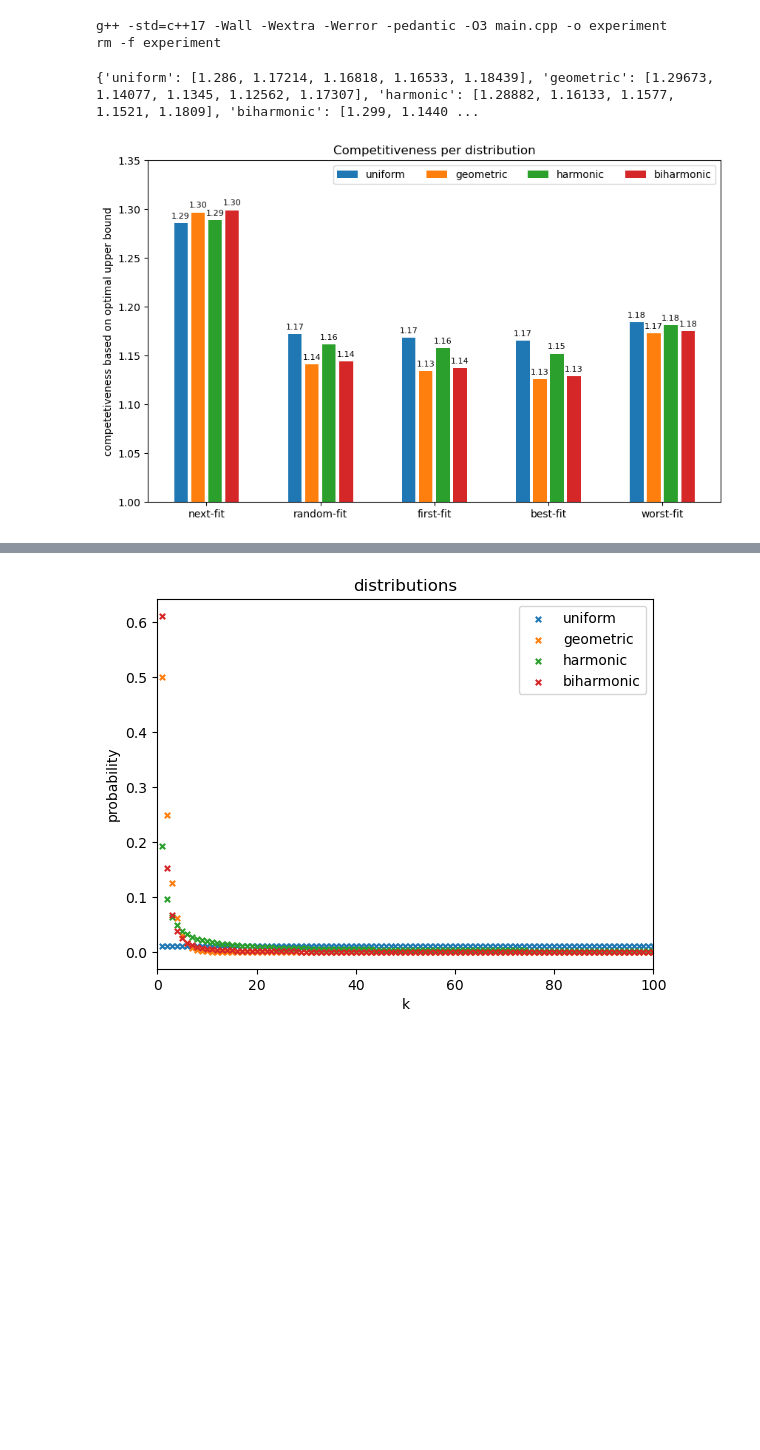
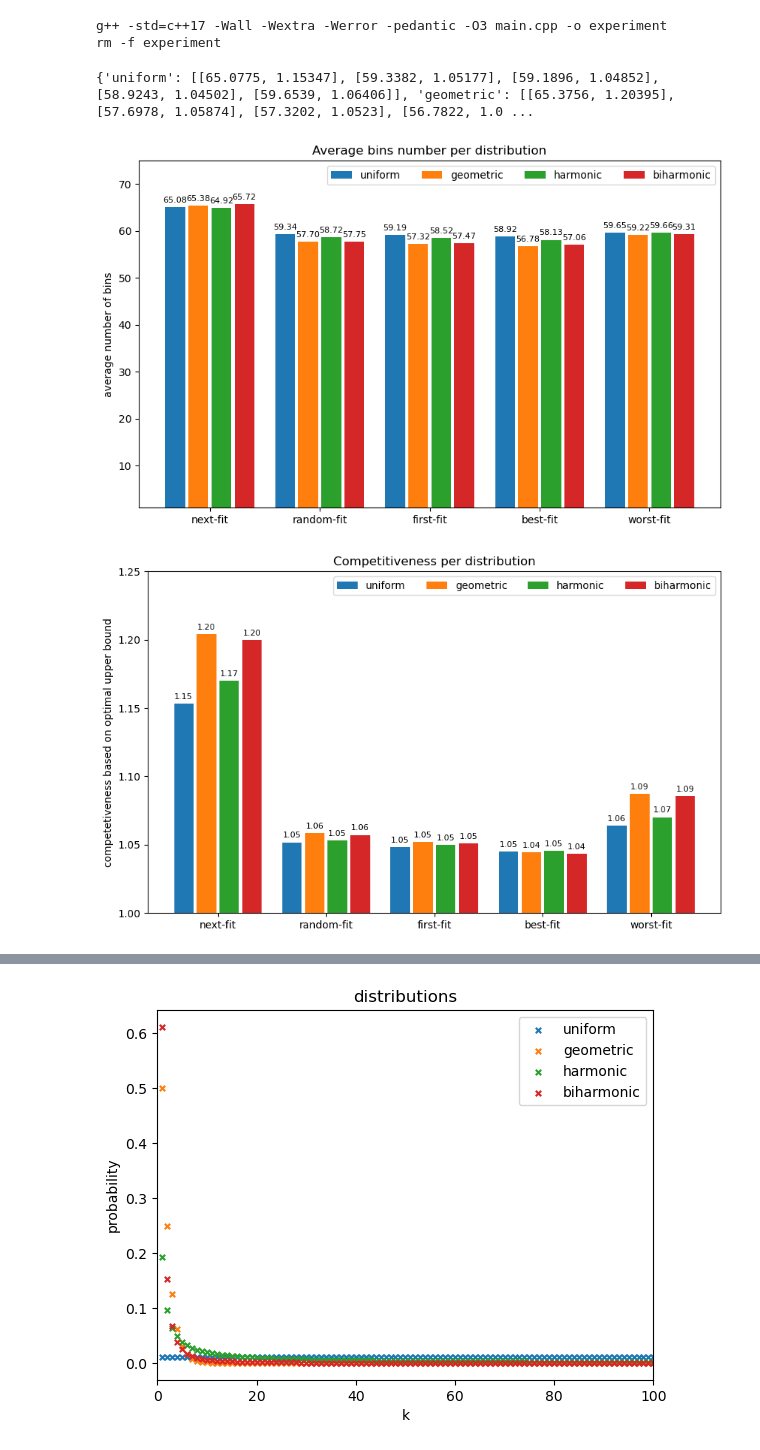
Before and after one commit to karoljanic/online-algorithms, a Jupyter notebook: bin-packing/experiments.ipynb, the cells around one changed output, grey strips where cells are left out. Drawn from its saved outputs; the diff is of its cells as text; code cells hidden in the pictures; blank space fills up the shorter version.

```diff
--- a/bin-packing/experiments.ipynb
+++ b/bin-packing/experiments.ipynb
@@ -10,7 +10,9 @@ def initialize_experiment() -> None:
 def run_experiment(strategy: str, distribution: str, elements_number: int, repetitions: int) -> float:
     result = subprocess.run(f"./experiment {strategy} {distribution} {elements_number} {repetitions}",
                             shell=True, capture_output=True, text=True)
-    return float(result.stdout)
+    results = [res.strip() for res in result.stdout.split(" ") if res]
+    floats = [float(res) for res in results]
+    return floats
 
 def clean_experiment() -> None:
     subprocess.run(["make", "clean"])
@@ -36,7 +38,7 @@ clean_experiment()
 g++ -std=c++17 -Wall -Wextra -Werror -pedantic -O3 main.cpp -o experiment
 rm -f experiment
 # %%
-BAR_WIDTH = 0.12
+BAR_WIDTH = 0.18
 BARS_SPACING = 0.03
 
 with open("results.pkl", "rb") as f:
@@ -52,35 +54,63 @@ for distribution in DISTRIBUTIONS:
     array = []
     for strategy in STRATEGIES:
         array.append(results[strategy][distribution])
     grouped_by_distribution[distribution] = array
 
 print(grouped_by_distribution)
 
 fig, ax = plt.subplots(figsize=(10, 6))
 x = np.arange(len(STRATEGIES))
 
 multiplier = 0
 for distribution, measurement in grouped_by_distribution.items():
+    measurement = [m[0] for m in measurement]
+    offset = (BAR_WIDTH + BARS_SPACING) * multiplier
+    bars = ax.bar(x + offset, measurement, BAR_WIDTH, label=distribution)
+    for bar in bars:
+        height = bar.get_height()
+        ax.annotate(f'{height:.2f}',
+                    xy=(bar.get_x() + bar.get_width() / 2, height),
+                    xytext=(0, 3),
+                    textcoords="offset points",
+                    ha='center', va='bottom', fontsize=8)
+    multiplier += 1
+
+ax.set_ylabel("average number of bins")
+ax.set_title("Average bins number per distribution")
+ax.set_xticks(x + 3/2 * BAR_WIDTH + 3/2 * BARS_SPACING, STRATEGIES)
+ax.legend(loc="best", ncols=4)
+ax.set_ylim(1, 75)
+
+plt.savefig("plots/bins_number_per_distribution.png")
+plt.show()
+
+fig, ax = plt.subplots(figsize=(10, 6))
+x = np.arange(len(STRATEGIES))
+
+multiplier = 0
+for distribution, measurement in grouped_by_distribution.items():
+    measurement = [m[1] for m in measurement]
     offset = (BAR_WIDTH + BARS_SPACING) * multiplier
     bars = ax.bar(x + offset, measurement, BAR_WIDTH, label=distribution)
     for bar in bars:
         height = bar.get_height()
         ax.annotate(f'{height:.2f}',
                     xy=(bar.get_x() + bar.get_width() / 2, height),
                     xytext=(0, 3),
                     textcoords="offset points",
                     ha='center', va='bottom', fontsize=8)
     multiplier += 1
 
 ax.set_ylabel("competetiveness based on optimal upper bound")
 ax.set_title("Competitiveness per distribution")
 ax.set_xticks(x + 3/2 * BAR_WIDTH + 3/2 * BARS_SPACING, STRATEGIES)
 ax.legend(loc="best", ncols=4)
-ax.set_ylim(1, 1.35)
+ax.set_ylim(1, 1.25)
 
-# plt.savefig("plots/competitiveness_per_distribution.png")
+plt.savefig("plots/competitiveness_per_distribution.png")
 plt.show()
 # %% [output]
-{'uniform': [1.286, 1.17214, 1.16818, 1.16533, 1.18439], 'geometric': [1.29673, 1.14077, 1.1345, 1.12562, 1.17307], 'harmonic': [1.28882, 1.16133, 1.1577, 1.1521, 1.1809], 'biharmonic': [1.299, 1.1440 ...
+{'uniform': [[65.0775, 1.15347], [59.3382, 1.05177], [59.1896, 1.04852], [58.9243, 1.04502], [59.6539, 1.06406]], 'geometric': [[65.3756, 1.20395], [57.6978, 1.05874], [57.3202, 1.0523], [56.7822, 1.0 ...
-[figure, old version]
+[figure, new version]
+[figure, added]
 # %%
```
Also changed, not shown: parts of 1 cell of this notebook, 9 other files.
